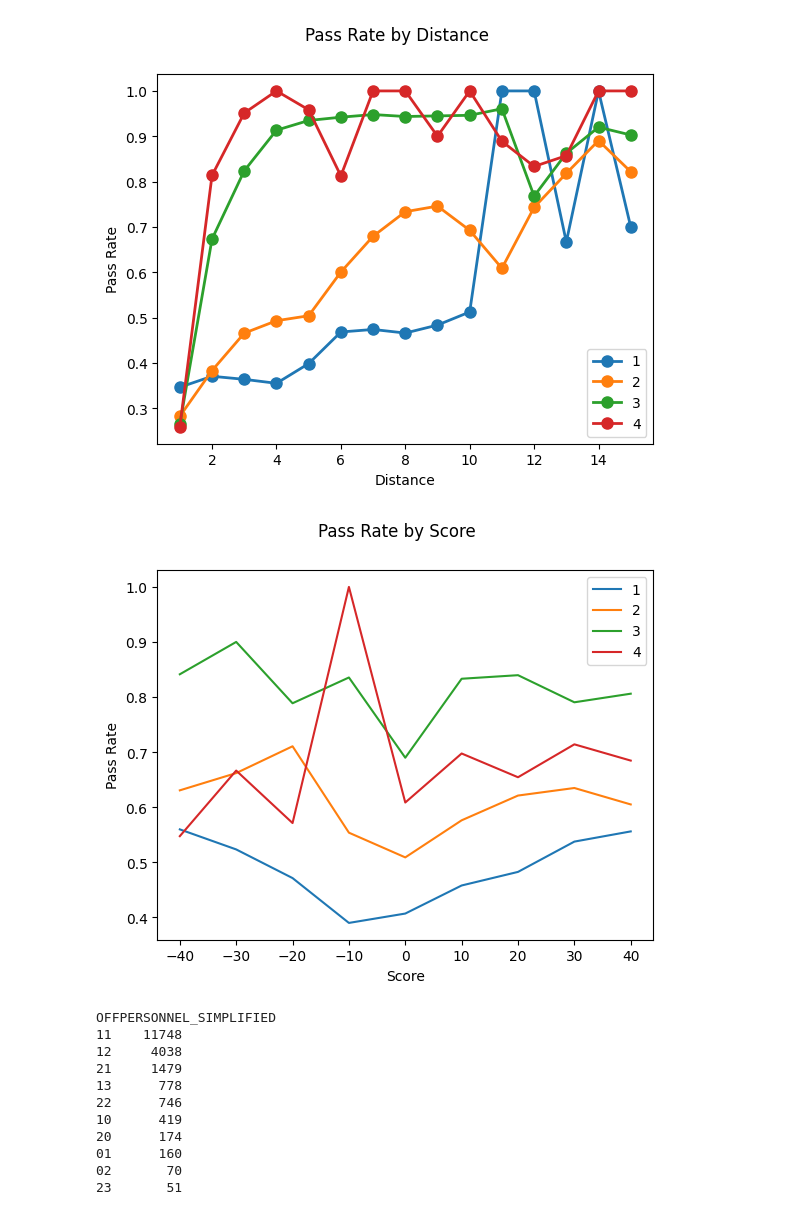
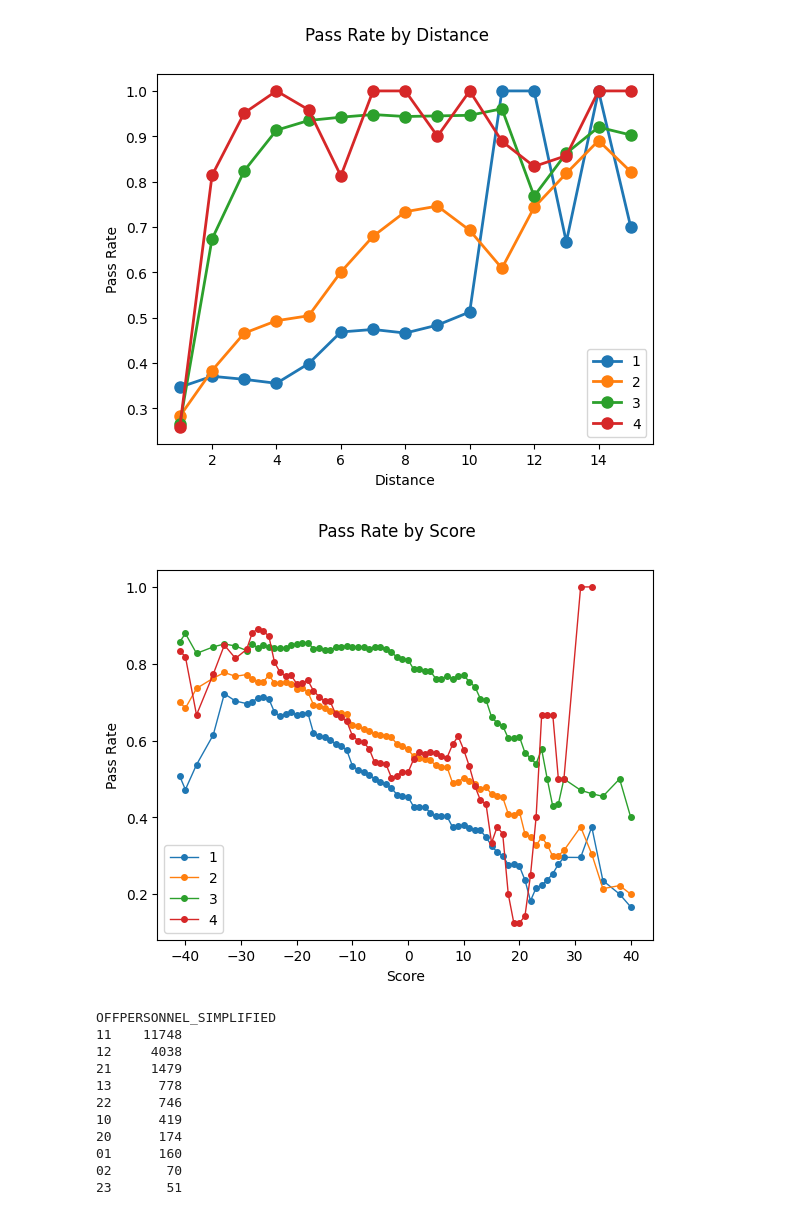
Before and after one commit to scottmaran/run_pass_prediction, a Jupyter notebook: eda.ipynb, the cells around one changed output. Cells and saved outputs as stored; diff of their text form; code cells hidden in the pictures.

```diff
--- a/eda.ipynb
+++ b/eda.ipynb
@@ -137,23 +166,25 @@ plt.show()
 # %%
 fig, ax = plt.subplots()
 
 downs = data.DOWN.unique()
-scores = np.linspace(-40,40,9)
+#scores = np.linspace(-40,40,9)
+scores = np.sort(data.SCOREDIFFERENTIAL.unique())
 for down in downs:
     down_df = data[data.DOWN == down]
-    y = [down_df.query("SCOREDIFFERENTIAL == @score").RUNPASS.map({"P":1, "R":0}).mean() for score in scores]
-    y = [down_df.query("FIELDPOSITION >= @score and FIELDPOSITION <= (@score + 10)").RUNPASS.map({"P":1, "R":0}).mean() for score in scores]
+    #y = [down_df.query("SCOREDIFFERENTIAL == @score").RUNPASS.map({"P":1, "R":0}).mean() for score in scores]
+    y = [down_df.query("SCOREDIFFERENTIAL >= @score and SCOREDIFFERENTIAL <= (@score + 10)").RUNPASS.map({"P":1, "R":0}).mean() for score in scores]
 
-    plt.plot(scores, y, label=f"{down}")
+    ax.plot(scores, y, marker='o', linewidth=1, markersize=4,  label=f"{down}")
+    #plt.plot(scores, y, label=f"{down}")
 fig.suptitle("Pass Rate by Score")
 
 plt.legend()
 plt.xlabel("Score")
 plt.ylabel("Pass Rate")
 plt.savefig("images/pass_rate_by_score_line_chart.png")
 plt.show()
 # %% [output]
-[figure, old version]
+[figure, new version]
 # %%
 # decided to group all 3-RB sets together since had similar Run vs Pass rates (and all had low sample sizes)
 def convert_off_personnel(personnel_str):
```
Also changed, not shown: parts of 11 cells of this notebook, 11 other files.
